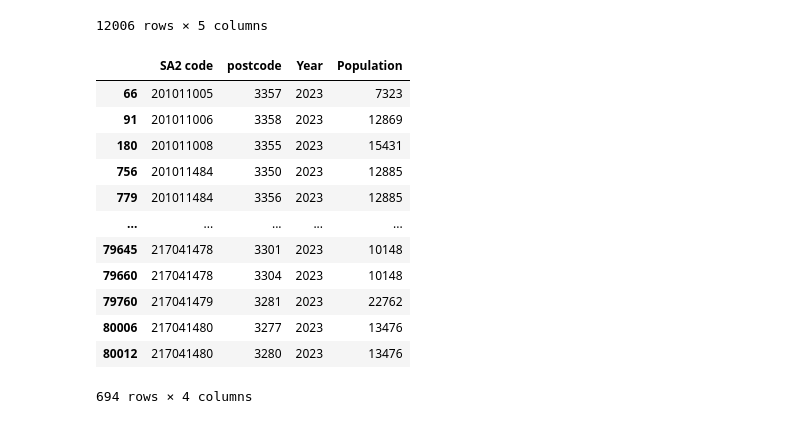
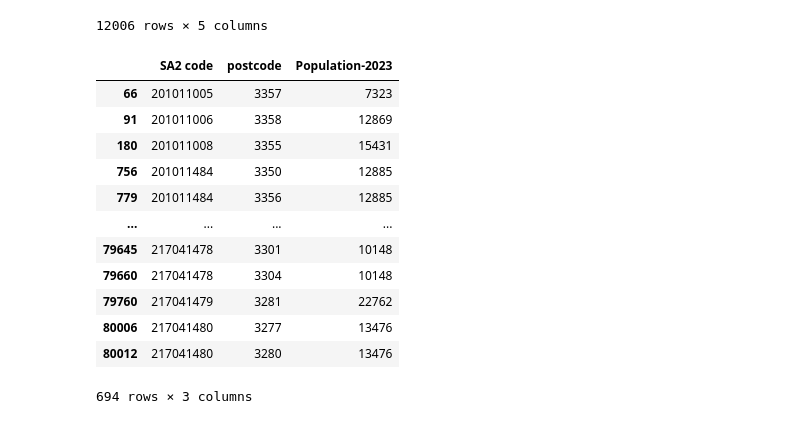
Before and after one commit to bicicow03/Group-Project-Real-Estate-Industry-Analysis, a Jupyter notebook: notebooks/preprocessing/population_preprocess.ipynb, the cells around one changed output. Cells and saved outputs as stored; diff of their text form; code cells hidden in the pictures.

```diff
--- a/notebooks/preprocessing/population_preprocess.ipynb
+++ b/notebooks/preprocessing/population_preprocess.ipynb
@@ -313,21 +313,23 @@ population_final = final[["SA2 code", "postcode", "Year", "Population"]]
 # %%
 population_final = population_final.drop_duplicates()
 population_final = population_final[population_final['Year'] == "2023"]
+population_final = population_final.drop(columns=["Year"])
+population_final = population_final.rename(columns={"Population": "Population-2023"})
 population_final
 # %% [output]
-|  | SA2 code | postcode | Year | Population |
-| 66 | 201011005 | 3357 | 2023 | 7323 |
-| 91 | 201011006 | 3358 | 2023 | 12869 |
-| 180 | 201011008 | 3355 | 2023 | 15431 |
-| 756 | 201011484 | 3350 | 2023 | 12885 |
-| 779 | 201011484 | 3356 | 2023 | 12885 |
-| ... | ... | ... | ... | ... |
-| 79645 | 217041478 | 3301 | 2023 | 10148 |
-| 79660 | 217041478 | 3304 | 2023 | 10148 |
-| 79760 | 217041479 | 3281 | 2023 | 22762 |
-| 80006 | 217041480 | 3277 | 2023 | 13476 |
-| 80012 | 217041480 | 3280 | 2023 | 13476 |
+|  | SA2 code | postcode | Population-2023 |
+| 66 | 201011005 | 3357 | 7323 |
+| 91 | 201011006 | 3358 | 12869 |
+| 180 | 201011008 | 3355 | 15431 |
+| 756 | 201011484 | 3350 | 12885 |
+| 779 | 201011484 | 3356 | 12885 |
+| ... | ... | ... | ... |
+| 79645 | 217041478 | 3301 | 10148 |
+| 79660 | 217041478 | 3304 | 10148 |
+| 79760 | 217041479 | 3281 | 22762 |
+| 80006 | 217041480 | 3277 | 13476 |
+| 80012 | 217041480 | 3280 | 13476 |
-694 rows × 4 columns
+694 rows × 3 columns
 # %%
 # create the processed data directory if it doesn't exist
 os.makedirs('../../data/processed/population', exist_ok=True)
```
Also changed, not shown: 4 other files.
